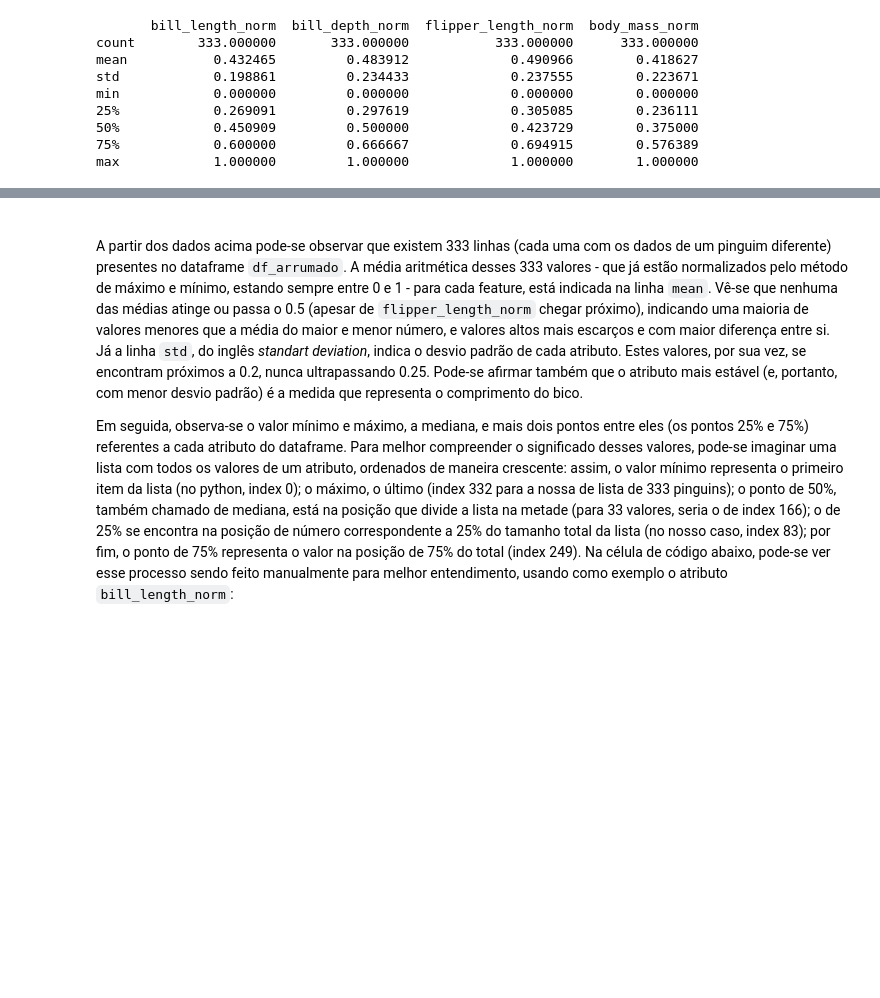
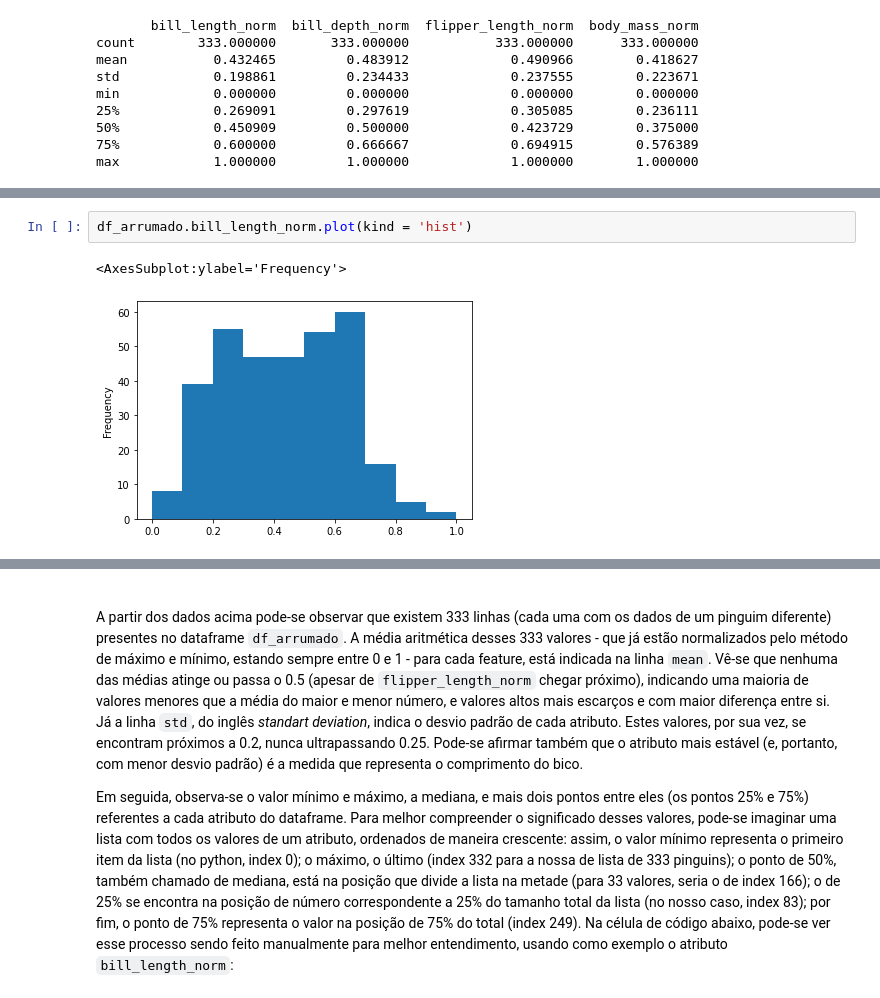
Before and after one commit to Menegau/Sonic-Hedgehog, a Jupyter notebook: trabalho.ipynb, the cells around one changed output, grey strips where cells are left out. Drawn from its saved outputs; the diff is of its cells as text; blank space fills up the shorter version.

```diff
--- a/trabalho.ipynb
+++ b/trabalho.ipynb
@@ -181,0 +194,5 @@ max            1.000000         1.000000             1.000000        1.000000
+# %%
+df_arrumado.bill_length_norm.plot(kind = 'hist')
+# %% [output]
+<AxesSubplot:ylabel='Frequency'>
+[figure, added]
```
Also changed, not shown: parts of 5 cells of this notebook.
